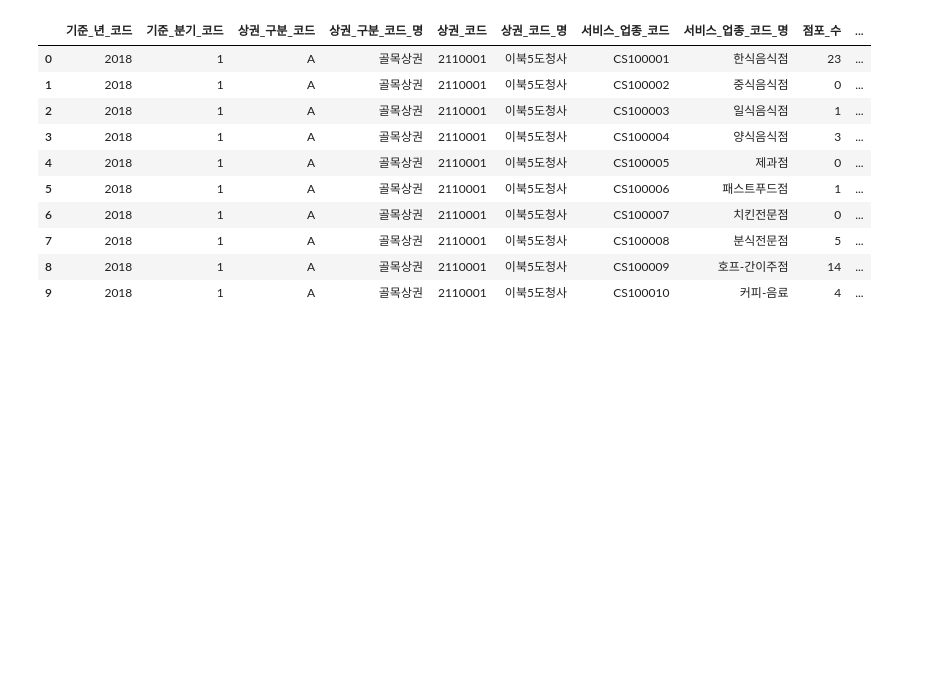
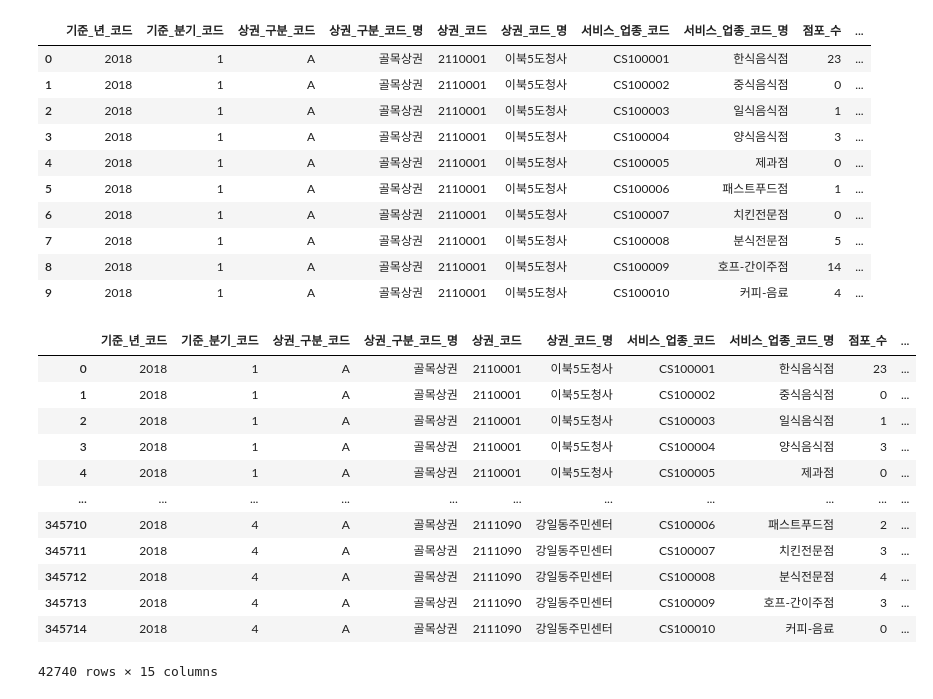
Before and after one commit to JinHwanJ/JIN_GIT, a Jupyter notebook: 2018식당개업폐업.ipynb, the cells around one changed output. Cells and saved outputs as stored; diff of their text form; code cells hidden in the pictures; blank space fills up the shorter version.

```diff
--- a/2018식당개업폐업.ipynb
+++ b/2018식당개업폐업.ipynb
@@ -94,6 +94,25 @@ df.loc[0:9]
 | 7 | 2018 | 1 | A | 골목상권 | 2110001 | 이북5도청사 | CS100008 | 분식전문점 | 5 | ... |
 | 8 | 2018 | 1 | A | 골목상권 | 2110001 | 이북5도청사 | CS100009 | 호프-간이주점 | 14 | ... |
 | 9 | 2018 | 1 | A | 골목상권 | 2110001 | 이북5도청사 | CS100010 | 커피-음료 | 4 | ... |
+# %%
+# 2018전체식당리스트
+all_filt = ['한식음식점','중식음식점','일식음식점','양식음식점','제과점','패스트푸드점','치킨전문점','분식전문점','호프-간이주점','커피-음료']
+filt0 = df['서비스_업종_코드_명'].isin(all_filt)
+df[filt0]
+# %% [output]
+|  | 기준_년_코드 | 기준_분기_코드 | 상권_구분_코드 | 상권_구분_코드_명 | 상권_코드 | 상권_코드_명 | 서비스_업종_코드 | 서비스_업종_코드_명 | 점포_수 | ... |
+| 0 | 2018 | 1 | A | 골목상권 | 2110001 | 이북5도청사 | CS100001 | 한식음식점 | 23 | ... |
+| 1 | 2018 | 1 | A | 골목상권 | 2110001 | 이북5도청사 | CS100002 | 중식음식점 | 0 | ... |
+| 2 | 2018 | 1 | A | 골목상권 | 2110001 | 이북5도청사 | CS100003 | 일식음식점 | 1 | ... |
+| 3 | 2018 | 1 | A | 골목상권 | 2110001 | 이북5도청사 | CS100004 | 양식음식점 | 3 | ... |
+| 4 | 2018 | 1 | A | 골목상권 | 2110001 | 이북5도청사 | CS100005 | 제과점 | 0 | ... |
+| ... | ... | ... | ... | ... | ... | ... | ... | ... | ... | ... |
+| 345710 | 2018 | 4 | A | 골목상권 | 2111090 | 강일동주민센터 | CS100006 | 패스트푸드점 | 2 | ... |
+| 345711 | 2018 | 4 | A | 골목상권 | 2111090 | 강일동주민센터 | CS100007 | 치킨전문점 | 3 | ... |
+| 345712 | 2018 | 4 | A | 골목상권 | 2111090 | 강일동주민센터 | CS100008 | 분식전문점 | 4 | ... |
+| 345713 | 2018 | 4 | A | 골목상권 | 2111090 | 강일동주민센터 | CS100009 | 호프-간이주점 | 3 | ... |
+| 345714 | 2018 | 4 | A | 골목상권 | 2111090 | 강일동주민센터 | CS100010 | 커피-음료 | 0 | ... |
+42740 rows × 15 columns
 # %%
 #한식음식점
 filt1 = df['서비스_업종_코드'] == 'CS100001'
```
Also changed, not shown: parts of 8 cells of this notebook.
